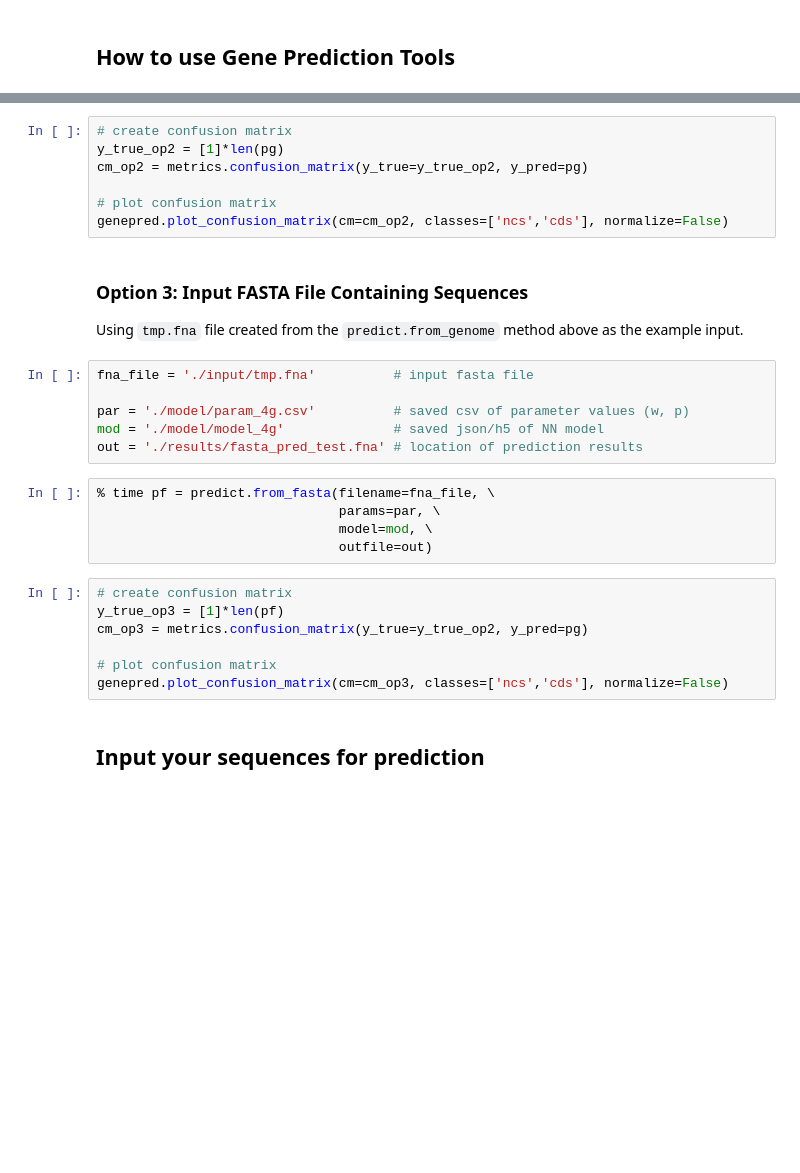
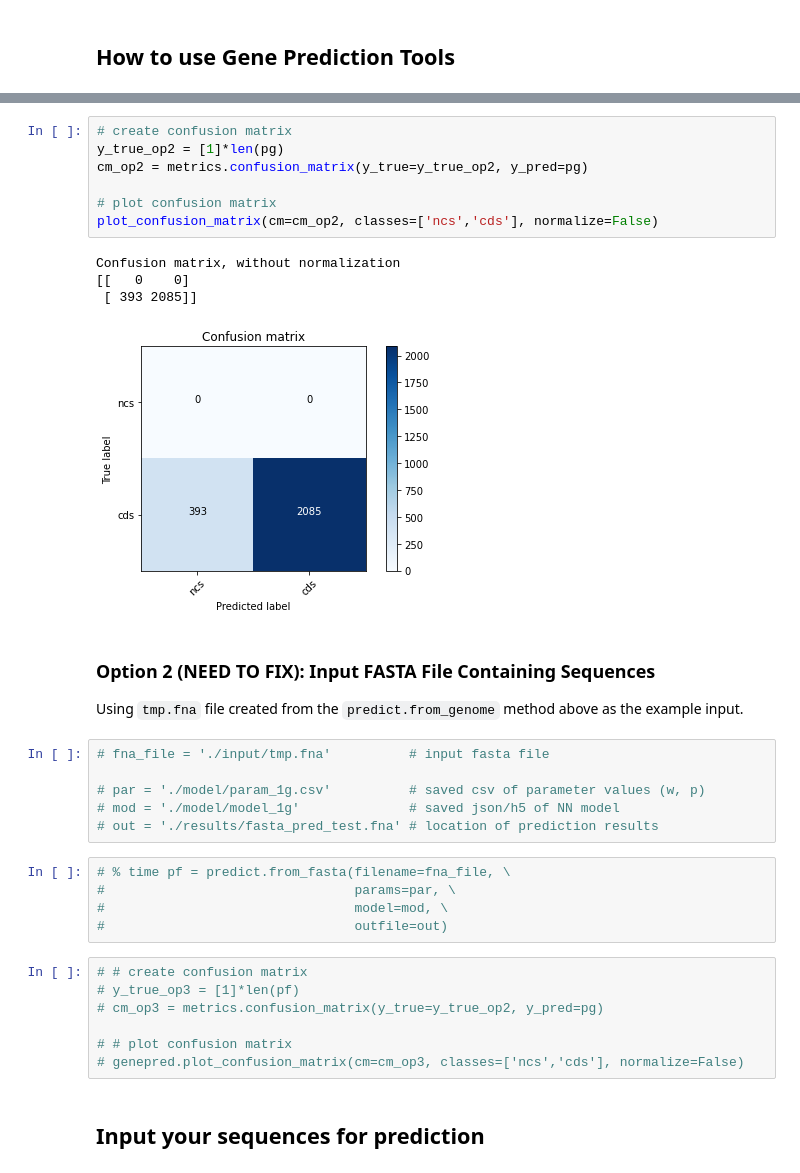
Before and after one commit to viggy-ravi/gene-prediction, a Jupyter notebook: gene_prediction_pipeline.ipynb, the cells around one changed output, grey strips where cells are left out. Saved outputs shown, nothing was run; the diff lists cells and outputs as text; blank space fills up the shorter version.

```diff
--- a/gene_prediction_pipeline.ipynb
+++ b/gene_prediction_pipeline.ipynb
@@ -433,31 +430,36 @@ out = './results/gb_pred_test.fna' # location of prediction results
 # %%
 # create confusion matrix
 y_true_op2 = [1]*len(pg)
 cm_op2 = metrics.confusion_matrix(y_true=y_true_op2, y_pred=pg)
 
 # plot confusion matrix
-genepred.plot_confusion_matrix(cm=cm_op2, classes=['ncs','cds'], normalize=False)
+plot_confusion_matrix(cm=cm_op2, classes=['ncs','cds'], normalize=False)
+# %% [output]
+Confusion matrix, without normalization
+[[   0    0]
+ [ 393 2085]]
+[figure, added]
 # %% [markdown]
-### Option 3: Input FASTA File Containing Sequences
+### Option 2 (NEED TO FIX): Input FASTA File Containing Sequences
 
 Using `tmp.fna` file created from the `predict.from_genome` method above as the example input.
 # %%
-fna_file = './input/tmp.fna'          # input fasta file
+# fna_file = './input/tmp.fna'          # input fasta file
 
-par = './model/param_4g.csv'          # saved csv of parameter values (w, p)
-mod = './model/model_4g'              # saved json/h5 of NN model
-out = './results/fasta_pred_test.fna' # location of prediction results
+# par = './model/param_1g.csv'          # saved csv of parameter values (w, p)
+# mod = './model/model_1g'              # saved json/h5 of NN model
+# out = './results/fasta_pred_test.fna' # location of prediction results
 # %%
-% time pf = predict.from_fasta(filename=fna_file, \
-                               params=par, \
-                               model=mod, \
-                               outfile=out)
+# % time pf = predict.from_fasta(filename=fna_file, \
+#                                params=par, \
+#                                model=mod, \
+#                                outfile=out)
 # %%
-# create confusion matrix
-y_true_op3 = [1]*len(pf)
-cm_op3 = metrics.confusion_matrix(y_true=y_true_op2, y_pred=pg)
+# # create confusion matrix
+# y_true_op3 = [1]*len(pf)
+# cm_op3 = metrics.confusion_matrix(y_true=y_true_op2, y_pred=pg)
 
-# plot confusion matrix
-genepred.plot_confusion_matrix(cm=cm_op3, classes=['ncs','cds'], normalize=False)
+# # plot confusion matrix
+# genepred.plot_confusion_matrix(cm=cm_op3, classes=['ncs','cds'], normalize=False)
 # %% [markdown]
 ## Input your sequences for prediction
```
Also changed, not shown: parts of 28 cells of this notebook, 5 other files.
